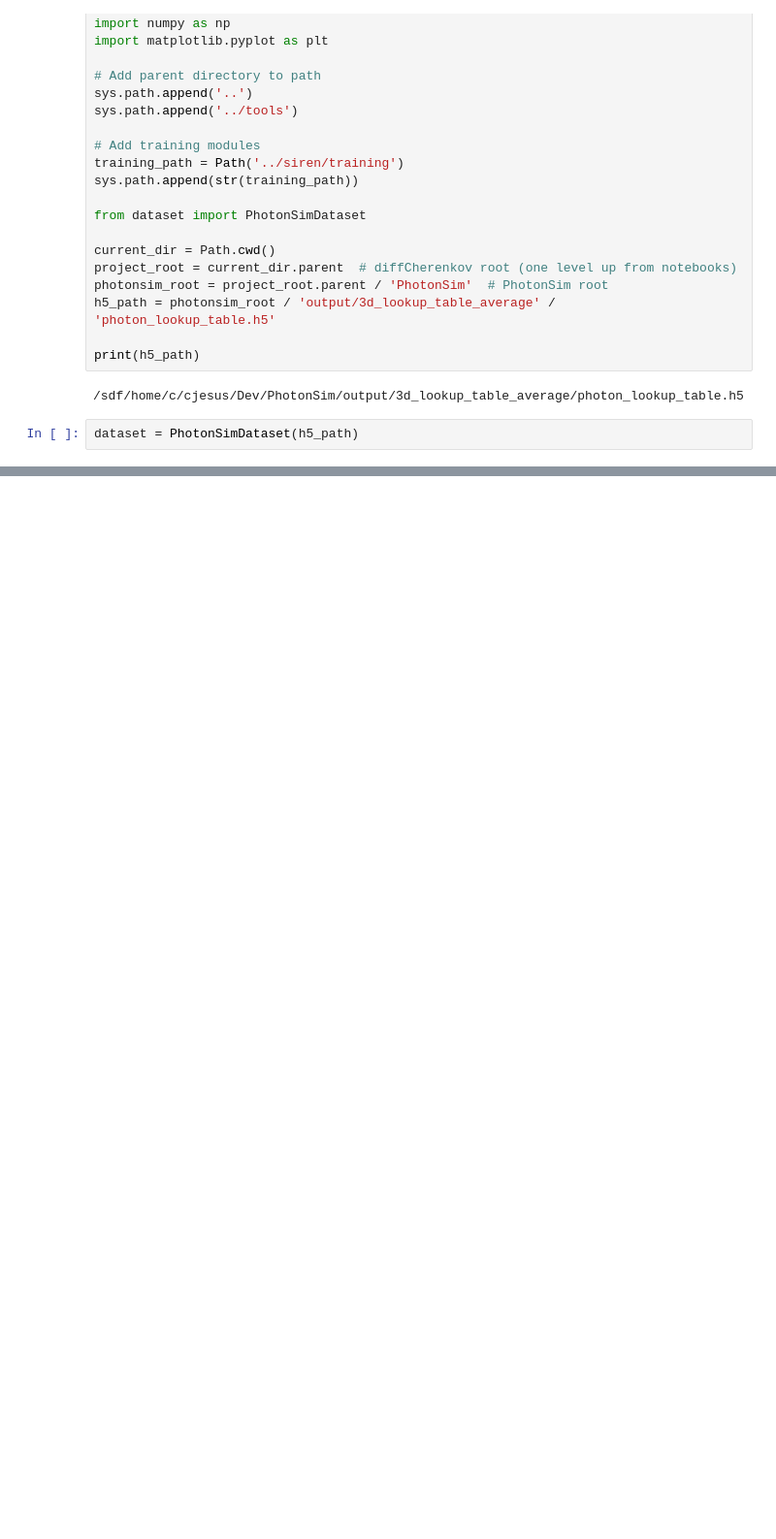
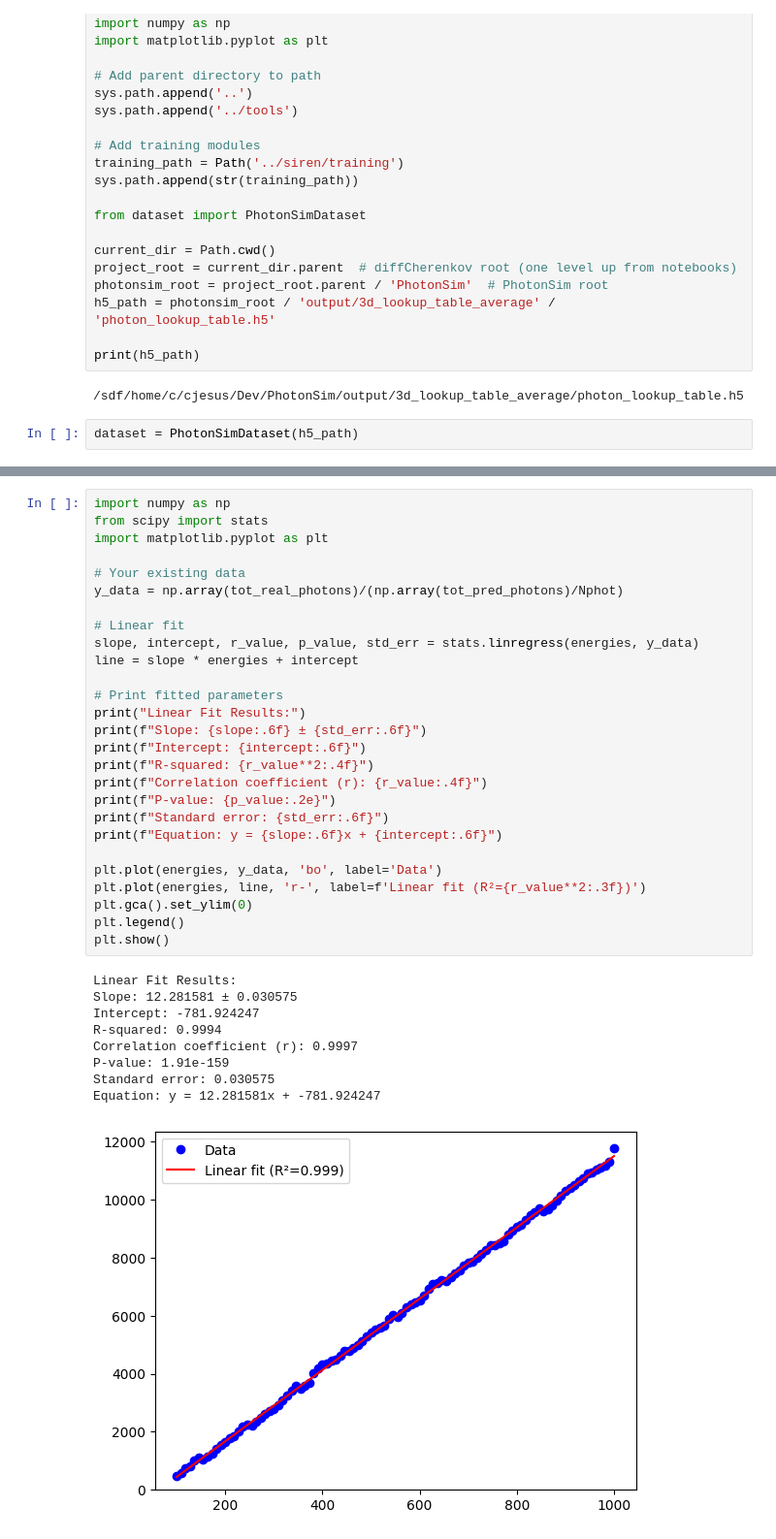
Before and after one commit to CIDeR-ML/LUCiD, a Jupyter notebook: siren/photonsim_n_photon_integral.ipynb, the cells around one changed output, grey strips where cells are left out. Shown: that part at 97% size. Saved outputs shown, nothing was run; the diff lists cells and outputs as text; blank space fills up the shorter version.

Commit message:
working version of photonsim training with all associated notebooks to integrate it to diffCherenkov

```diff
--- a/siren/photonsim_n_photon_integral.ipynb
+++ b/siren/photonsim_n_photon_integral.ipynb
@@ -51,0 +59,37 @@ NameError: name 'SIRENPredictor' is not defined
+# %%
+import numpy as np
+from scipy import stats
+import matplotlib.pyplot as plt
+
+# Your existing data
+y_data = np.array(tot_real_photons)/(np.array(tot_pred_photons)/Nphot)
+
+# Linear fit
+slope, intercept, r_value, p_value, std_err = stats.linregress(energies, y_data)
+line = slope * energies + intercept
+
+# Print fitted parameters
+print("Linear Fit Results:")
+print(f"Slope: {slope:.6f} ± {std_err:.6f}")
+print(f"Intercept: {intercept:.6f}")
+print(f"R-squared: {r_value**2:.4f}")
+print(f"Correlation coefficient (r): {r_value:.4f}")
+print(f"P-value: {p_value:.2e}")
+print(f"Standard error: {std_err:.6f}")
+print(f"Equation: y = {slope:.6f}x + {intercept:.6f}")
+
+plt.plot(energies, y_data, 'bo', label='Data')
+plt.plot(energies, line, 'r-', label=f'Linear fit (R²={r_value**2:.3f})')
+plt.gca().set_ylim(0)
+plt.legend()
+plt.show()
+# %% [output]
+Linear Fit Results:
+Slope: 12.281581 ± 0.030575
+Intercept: -781.924247
+R-squared: 0.9994
+Correlation coefficient (r): 0.9997
+P-value: 1.91e-159
+Standard error: 0.030575
+Equation: y = 12.281581x + -781.924247
+[figure, added]
```
Also changed, not shown: parts of 3 cells of this notebook, 7 other files.
